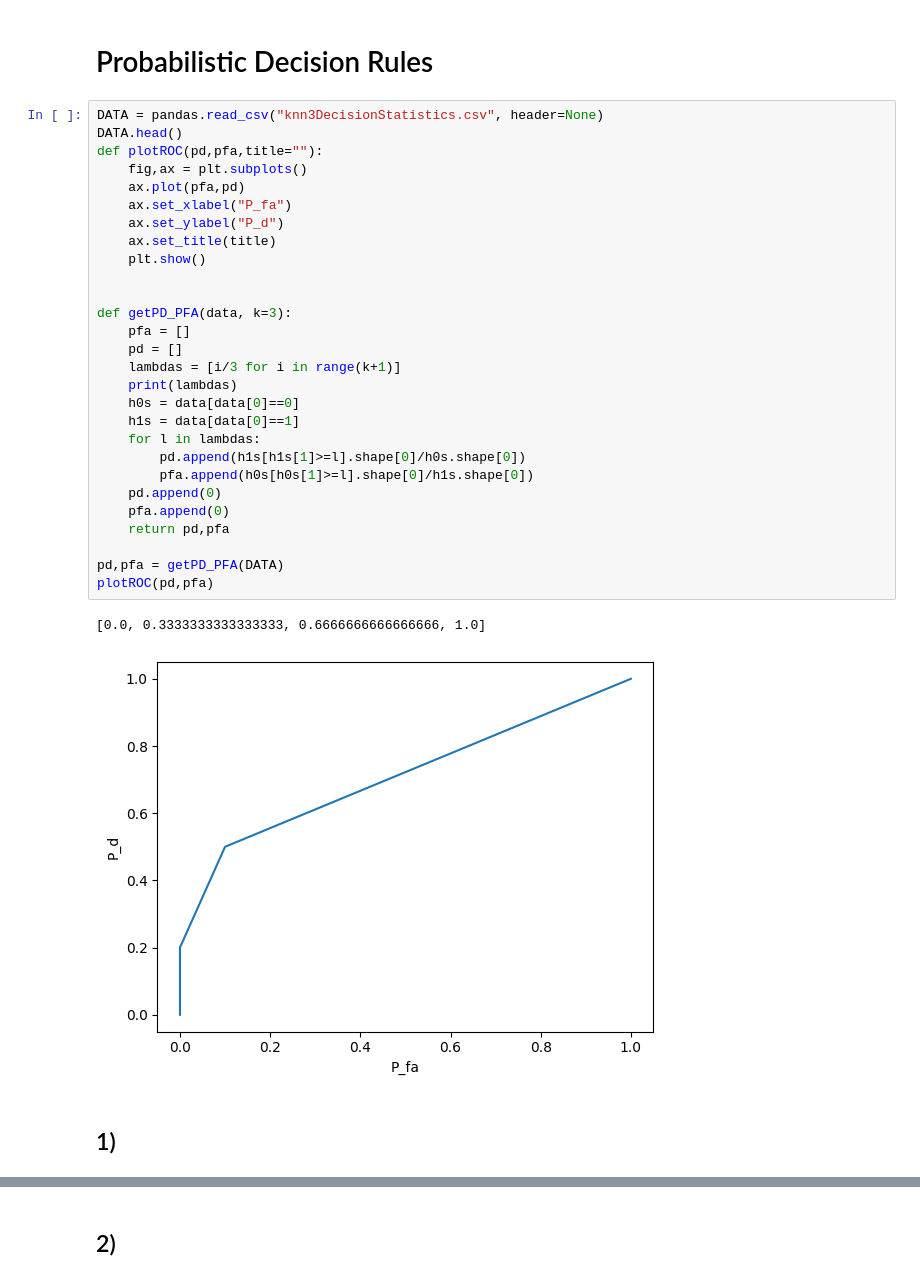
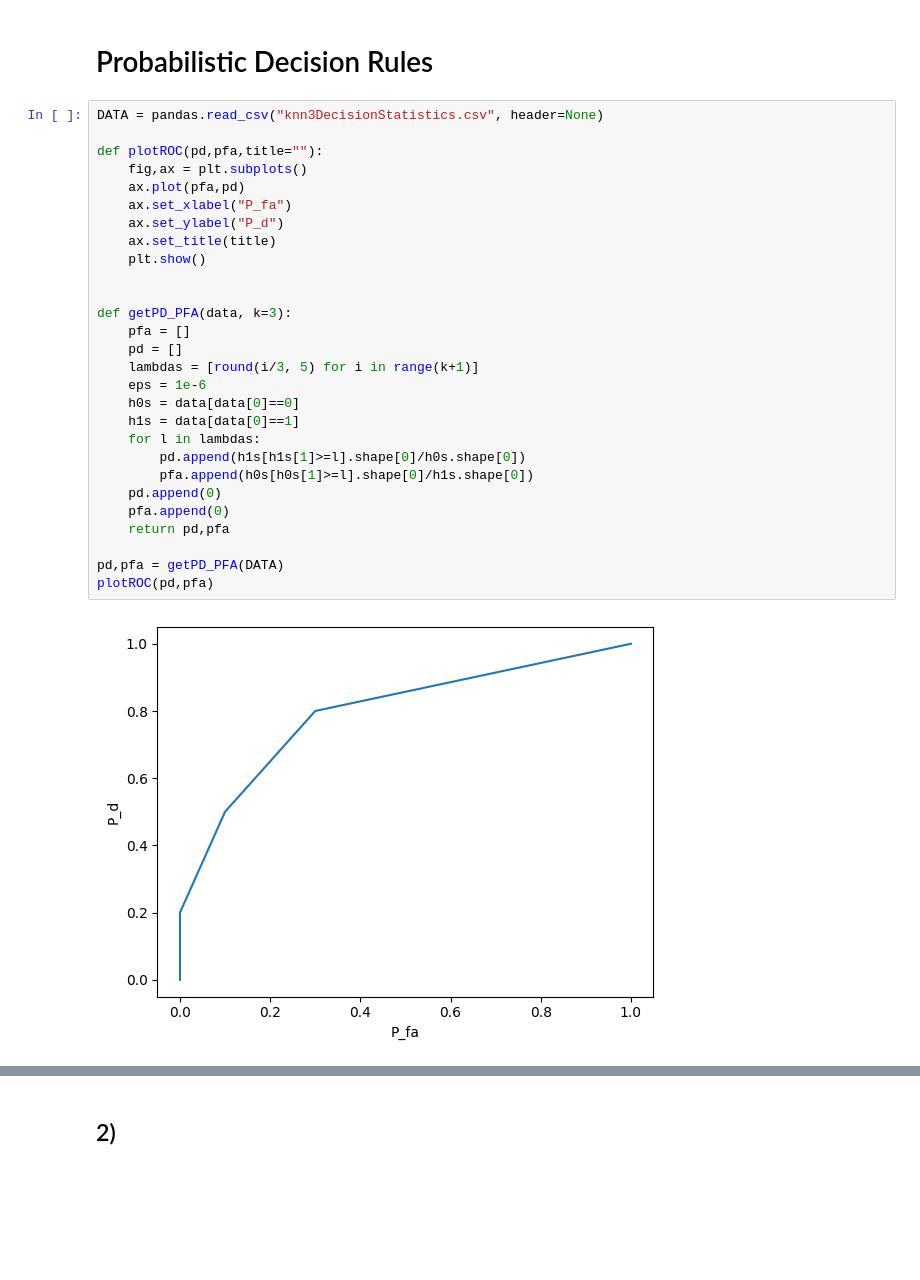
Before and after one commit to albertlyuan/ece-580, a Jupyter notebook: hw5.ipynb, the cells around one changed output, grey strips where cells are left out. Cells and saved outputs as stored; diff of their text form; blank space fills up the shorter version.

```diff
--- a/hw5.ipynb
+++ b/hw5.ipynb
@@ -6,34 +6,31 @@ import pandas
 # Probabilistic Decision Rules
 # %%
 DATA = pandas.read_csv("knn3DecisionStatistics.csv", header=None)
-DATA.head()
+
 def plotROC(pd,pfa,title=""):
     fig,ax = plt.subplots()
     ax.plot(pfa,pd)
     ax.set_xlabel("P_fa")
     ax.set_ylabel("P_d")
     ax.set_title(title)
     plt.show()
 
 
 def getPD_PFA(data, k=3):
     pfa = []
     pd = []
-    lambdas = [i/3 for i in range(k+1)]
-    print(lambdas)
+    lambdas = [round(i/3, 5) for i in range(k+1)]
+    eps = 1e-6
     h0s = data[data[0]==0]
     h1s = data[data[0]==1]
     for l in lambdas:
         pd.append(h1s[h1s[1]>=l].shape[0]/h0s.shape[0])
         pfa.append(h0s[h0s[1]>=l].shape[0]/h1s.shape[0])
     pd.append(0)
     pfa.append(0)
     return pd,pfa
 
 pd,pfa = getPD_PFA(DATA)
 plotROC(pd,pfa)
 # %% [output]
-[0.0, 0.3333333333333333, 0.6666666666666666, 1.0]
-[figure, old version]
+[figure, new version]
-# %% [markdown]
-## 1)
```
Also changed, not shown: parts of 13 cells of this notebook, 3 other files.
